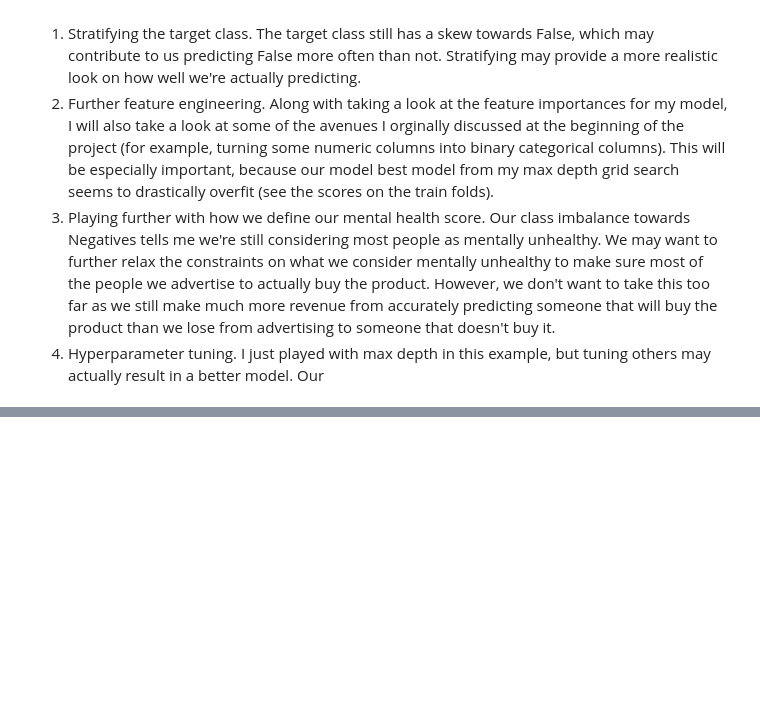
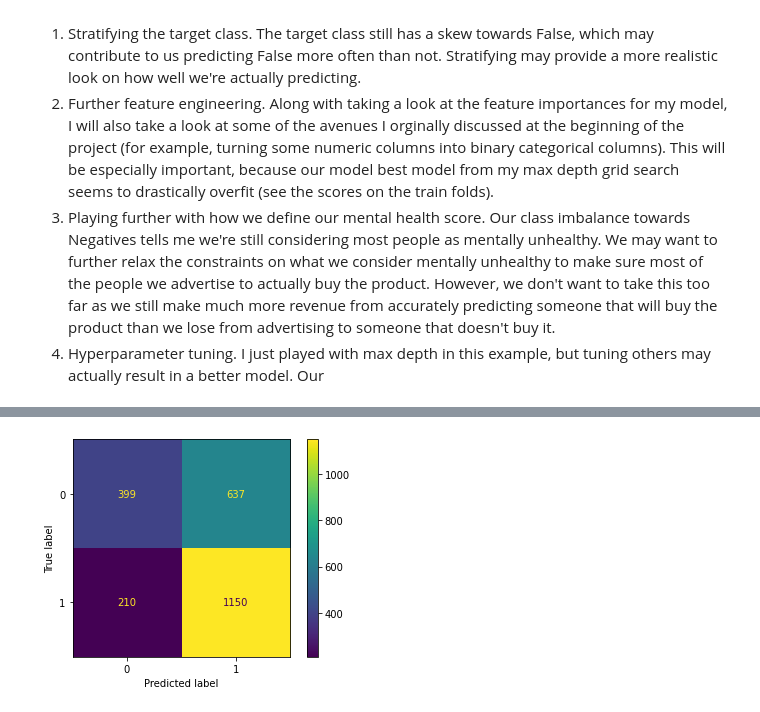
Before and after one commit to ishankaul1/failed_ml_project_lol, a Jupyter notebook: Assignment1.ipynb, the cells around one changed output, grey strips where cells are left out. Saved outputs shown, nothing was run; the diff lists cells and outputs as text; code cells hidden in the pictures; blank space fills up the shorter version.

```diff
--- a/Assignment1.ipynb
+++ b/Assignment1.ipynb
@@ -564,21 +570,15 @@ Establish pipeline with same transforms but 4 different classification models, e
 #RANDOM FOREST
 rf_pipe = Pipeline(steps=[('preproc', preproc), ('mdl', RandomForestClassifier())])
 
-rf_pipe.fit(X_train, y_train.values.ravel())
-
 # TODO - research 2 more hyperparameters for this
-rf_tuning_grid = {'mdl__max_depth': range(5, 30, 5)}
+rf_tuning_grid = {
+    'mdl__max_depth': range(5, 30, 5),
+    'mdl__min_samples_split': [2, 5, 10],
+    'mdl__max_features': [2, 4, 6]
+    }
 
 rf_grid_search = GridSearchCV(rf_pipe, param_grid=rf_tuning_grid, cv=5, return_train_score=True, n_jobs=1)
 
 rf_grid_search.fit(X_train, y_train.values.ravel())
 
-#TODO:
-
-#XGBOOST
-
-
-
-#GRADIENT BOOST
-
-#SVM
+print(rf_grid_search.best_score_)
@@ -584,0 +599,9 @@ rf_grid_search.fit(X_train, y_train.values.ravel())
+# %%
+from sklearn.metrics import ConfusionMatrixDisplay, confusion_matrix
+cm = confusion_matrix(y_test, rf_grid_search.best_estimator_.predict(X_test))
+disp = ConfusionMatrixDisplay(confusion_matrix=cm)
+disp.plot()
+
+plt.show()
+# %% [output]
+[figure, added]
```
Also changed, not shown: parts of 28 cells of this notebook.
